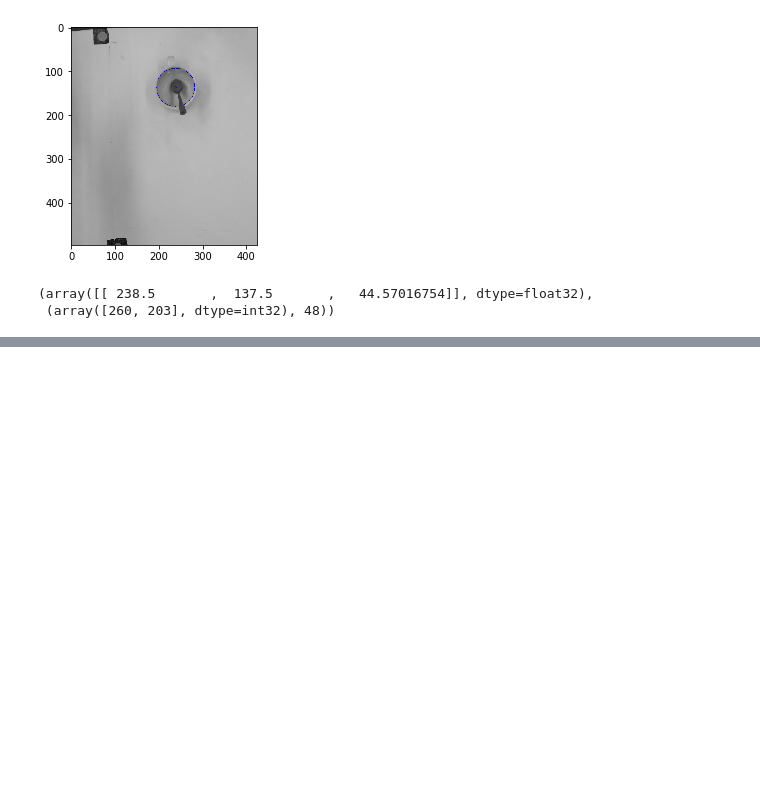
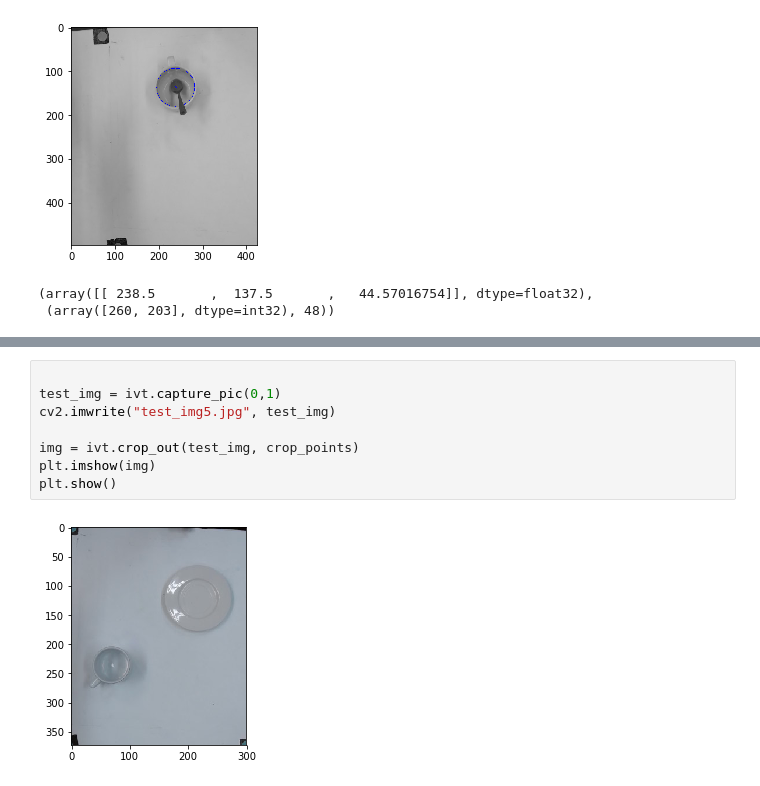
Before and after one commit to michaelcheah/BIRL_IROS, a Jupyter notebook: vision_testing_notebook.ipynb, the cells around one changed output, grey strips where cells are left out. Saved outputs shown, nothing was run; the diff lists cells and outputs as text; blank space fills up the shorter version.

```diff
--- a/vision_testing_notebook.ipynb
+++ b/vision_testing_notebook.ipynb
@@ -731,0 +772,10 @@ CIRCLE: [[[ 238.5         137.5          44.57016754]]]
+# %%
+
+test_img = ivt.capture_pic(0,1)
+cv2.imwrite("test_img5.jpg", test_img)
+
+img = ivt.crop_out(test_img, crop_points)
+plt.imshow(img)
+plt.show()
+# %% [output]
+[figure, added]
```
Also changed, not shown: parts of 9 cells of this notebook.
